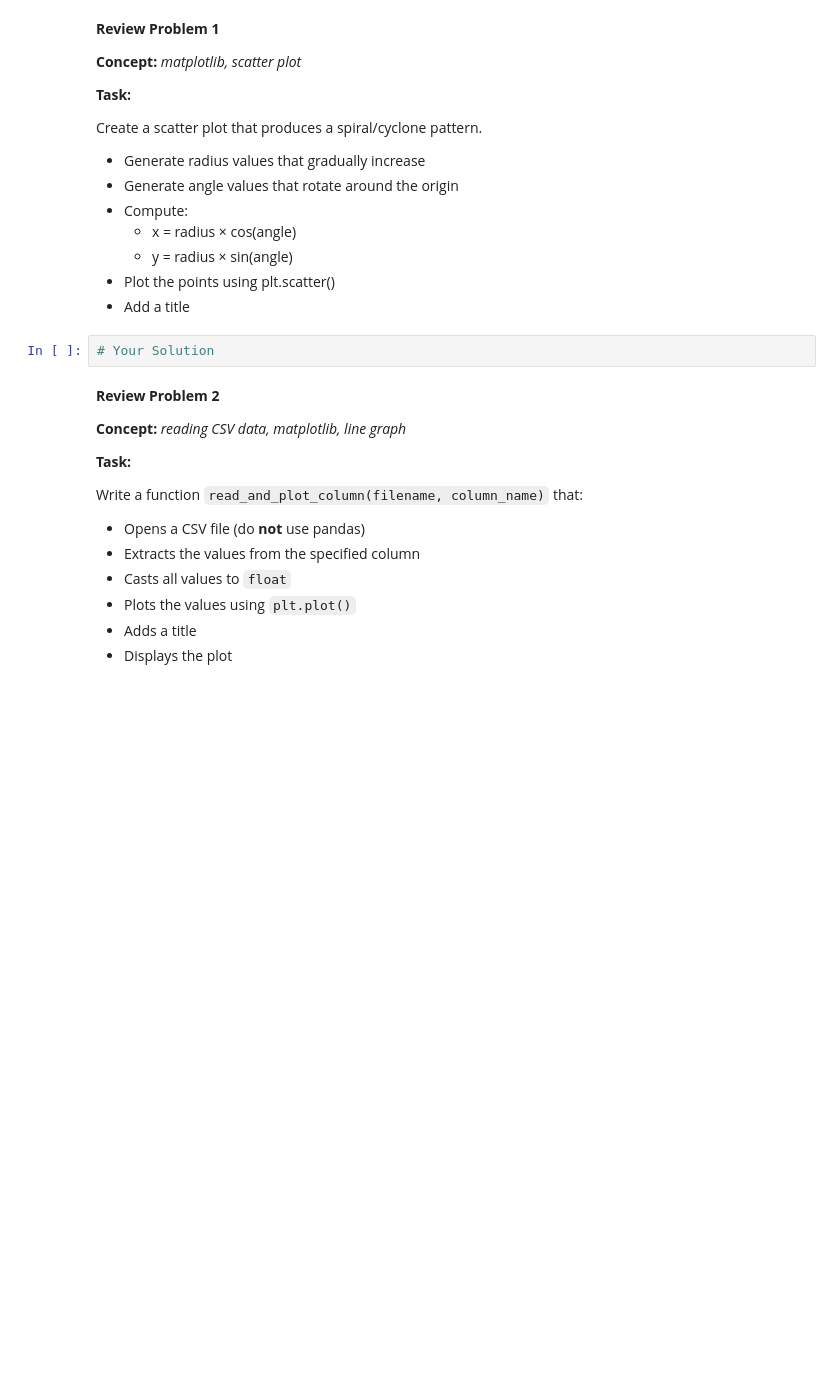
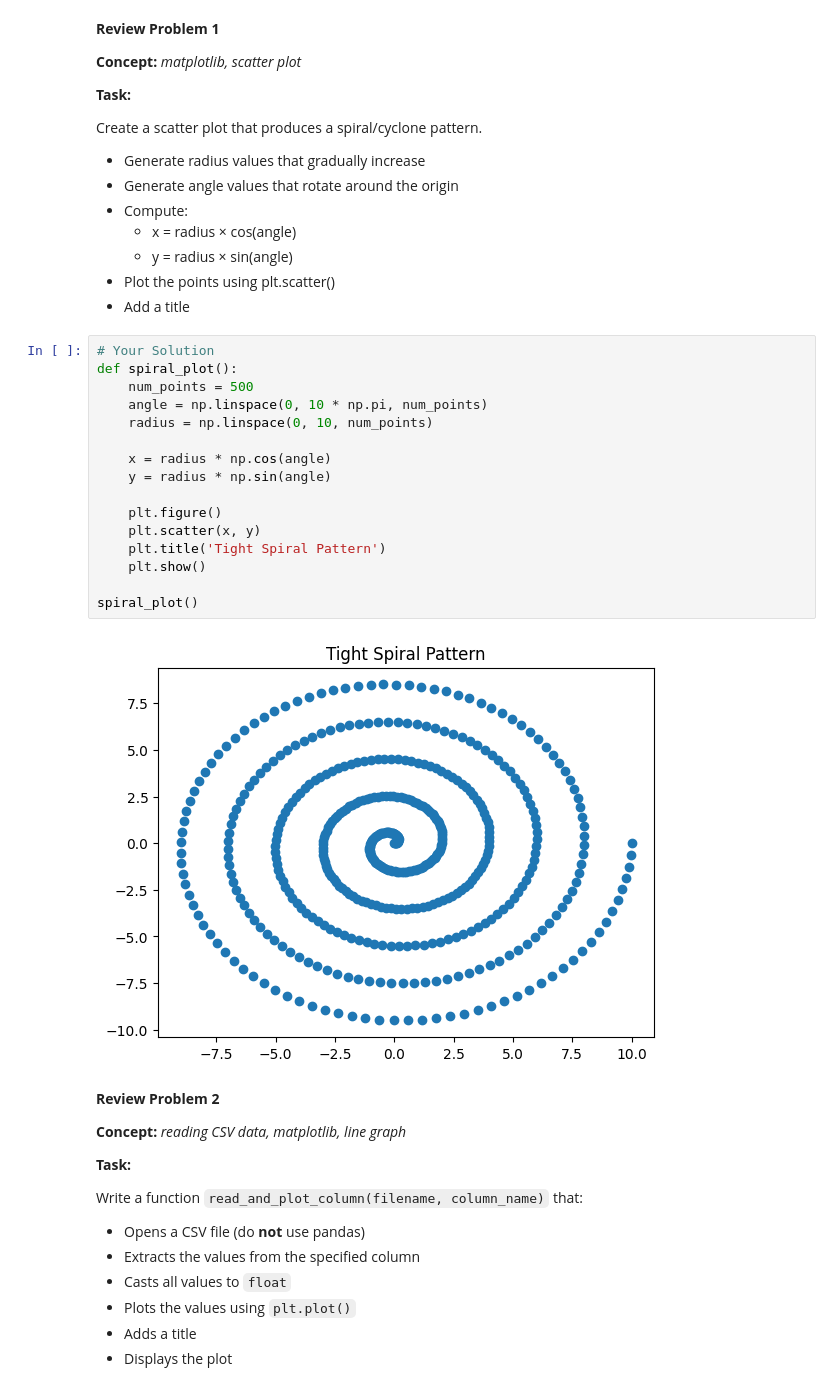
Before and after one commit to nrandazzo222/homework, a Jupyter notebook: week-10/homework.ipynb, the cells around one changed output. Cells and saved outputs as stored; diff of their text form; blank space fills up the shorter version.

```diff
--- a/week-10/homework.ipynb
+++ b/week-10/homework.ipynb
@@ -67,8 +67,24 @@ Create a scatter plot that produces a spiral/cyclone pattern.
   * y = radius × sin(angle)
 * Plot the points using plt.scatter()
 * Add a title
-# %%
-# Your Solution
+# %%
+# Your Solution
+def spiral_plot():
+    num_points = 500
+    angle = np.linspace(0, 10 * np.pi, num_points)
+    radius = np.linspace(0, 10, num_points)
+
+    x = radius * np.cos(angle)
+    y = radius * np.sin(angle)
+
+    plt.figure()
+    plt.scatter(x, y)
+    plt.title('Tight Spiral Pattern')
+    plt.show()
+
+spiral_plot()
+# %% [output]
+[figure, added]
 # %% [markdown]
 **Review Problem 2**
 
```
